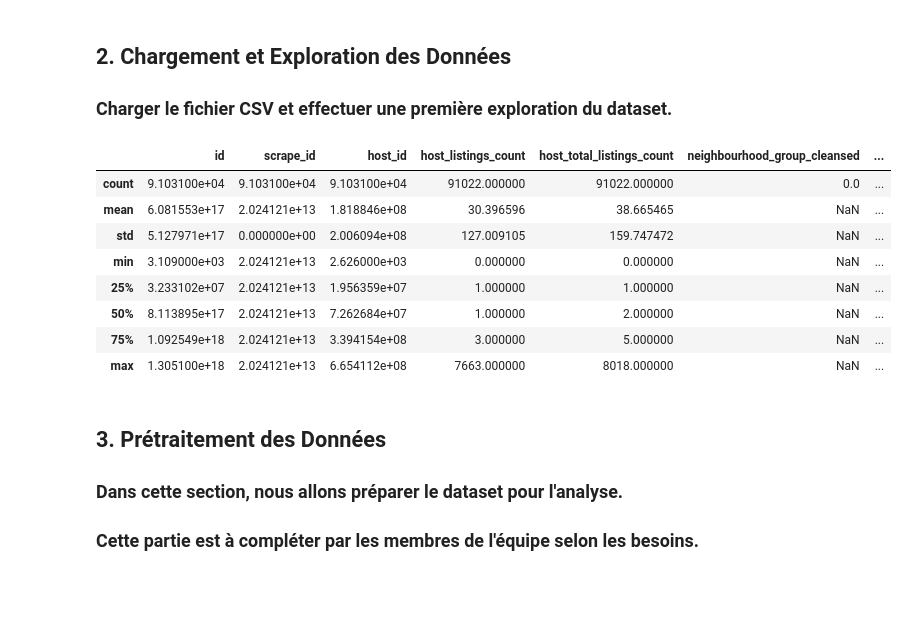
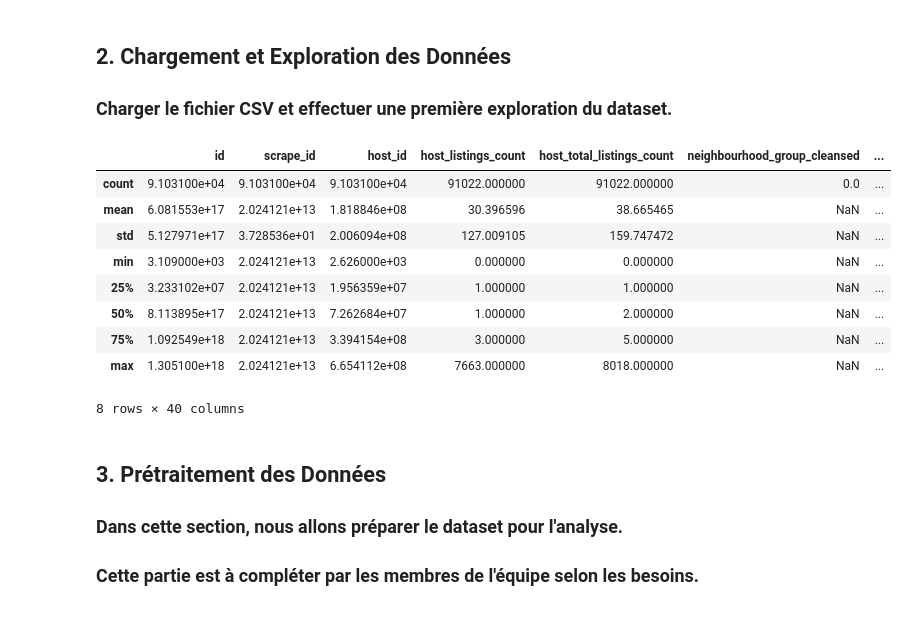
Before and after one commit to TheoPERSONNE/ProjetAirBNB, a Jupyter notebook: AirBnBDataSet.ipynb, the cells around one changed output. Cells and saved outputs as stored; diff of their text form; code cells hidden in the pictures.

```diff
--- a/AirBnBDataSet.ipynb
+++ b/AirBnBDataSet.ipynb
@@ -41,29 +43,30 @@ import re
 ### Charger le fichier CSV et effectuer une première exploration du dataset.
 # %%
 # TODO: Remplacer le chemin par le chemin de votre fichier CSV si nécessaire
-file_path = 'listings.csv'
+file_path = 'listings.csv.gz'
 df = pd.read_csv(file_path)
 
 # Affichage des premières lignes du dataset
 #print(df.head())
 
 # Informations générales sur le dataset
 #print(df.info())
 
 # Statistiques descriptives
 df.describe()
 # pd.set_option('display.max_columns', None)
 #print(df.columns)
 # %% [output]
 |  | id | scrape_id | host_id | host_listings_count | host_total_listings_count | neighbourhood_group_cleansed | ... |
 | count | 9.103100e+04 | 9.103100e+04 | 9.103100e+04 | 91022.000000 | 91022.000000 | 0.0 | ... |
 | mean | 6.081553e+17 | 2.024121e+13 | 1.818846e+08 | 30.396596 | 38.665465 | NaN | ... |
-| std | 5.127971e+17 | 0.000000e+00 | 2.006094e+08 | 127.009105 | 159.747472 | NaN | ... |
+| std | 5.127971e+17 | 3.728536e+01 | 2.006094e+08 | 127.009105 | 159.747472 | NaN | ... |
 | min | 3.109000e+03 | 2.024121e+13 | 2.626000e+03 | 0.000000 | 0.000000 | NaN | ... |
 | 25% | 3.233102e+07 | 2.024121e+13 | 1.956359e+07 | 1.000000 | 1.000000 | NaN | ... |
 | 50% | 8.113895e+17 | 2.024121e+13 | 7.262684e+07 | 1.000000 | 2.000000 | NaN | ... |
 | 75% | 1.092549e+18 | 2.024121e+13 | 3.394154e+08 | 3.000000 | 5.000000 | NaN | ... |
 | max | 1.305100e+18 | 2.024121e+13 | 6.654112e+08 | 7663.000000 | 8018.000000 | NaN | ... |
+8 rows × 40 columns
 # %% [markdown]
  ## 3. Prétraitement des Données
 ### Dans cette section, nous allons préparer le dataset pour l'analyse.
```
Also changed, not shown: parts of 16 cells of this notebook.
